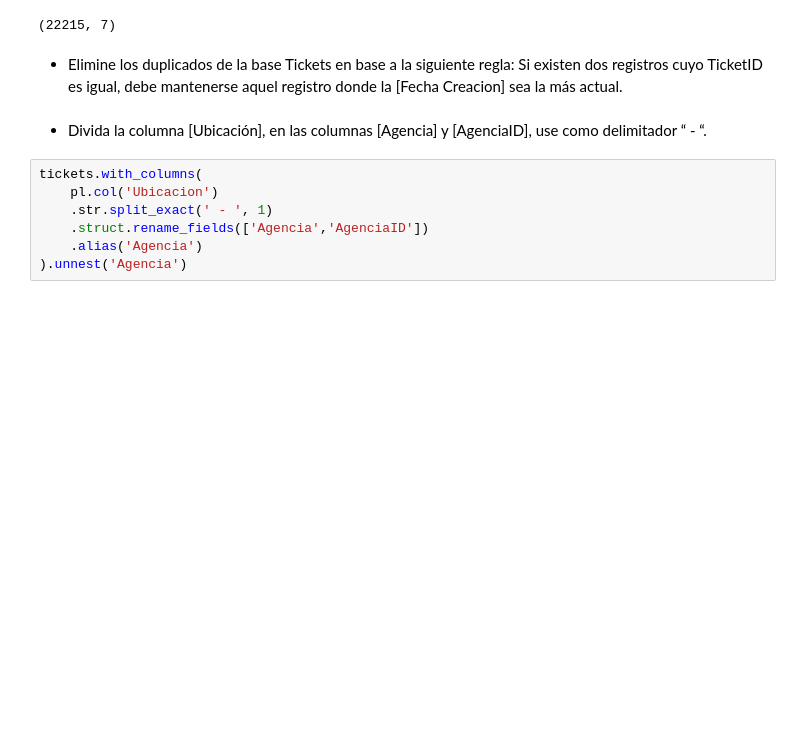
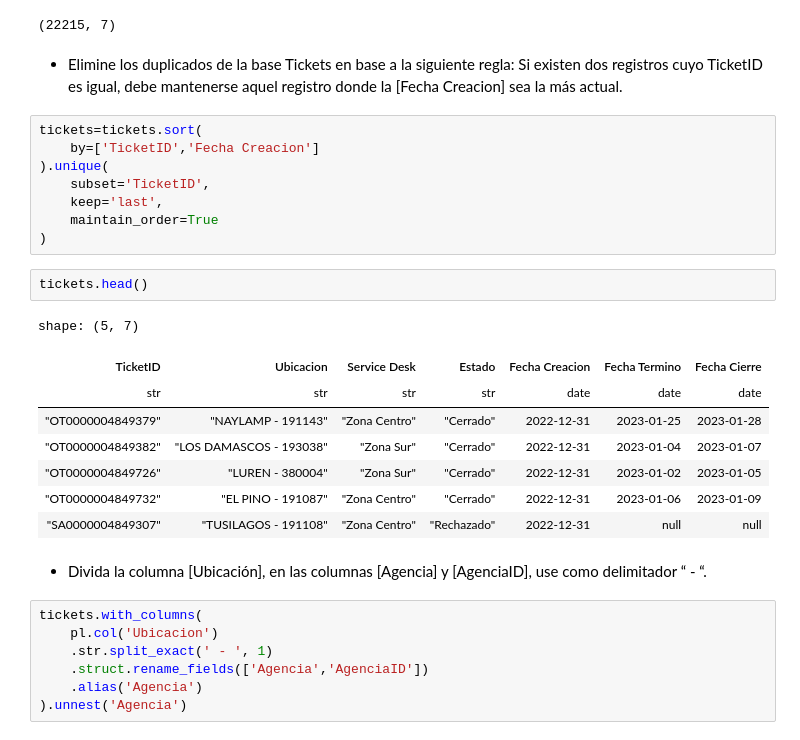
Before and after one commit to brunoprincipe/Python-for-ETL-Project-1, a Jupyter notebook: Tickets/Base Tickets.ipynb, the cells around one changed output. Drawn from its saved outputs; the diff is of its cells as text; blank space fills up the shorter version.

Commit message:
Eliminar duplicados por fechas

```diff
--- a/Tickets/Base Tickets.ipynb
+++ b/Tickets/Base Tickets.ipynb
@@ -238,6 +238,25 @@ tickets.unique(
 - Elimine los duplicados de la base Tickets en base a la siguiente regla: Si existen
 dos registros cuyo TicketID es igual, debe mantenerse aquel registro donde la
 [Fecha Creacion] sea la más actual.
+# %%
+tickets=tickets.sort(
+    by=['TicketID','Fecha Creacion']
+).unique(
+    subset='TicketID',
+    keep='last',
+    maintain_order=True
+)
+# %%
+tickets.head()
+# %% [output]
+shape: (5, 7)
+| TicketID | Ubicacion | Service Desk | Estado | Fecha Creacion | Fecha Termino | Fecha Cierre |
+| str | str | str | str | date | date | date |
+| "OT0000004849379" | "NAYLAMP - 191143" | "Zona Centro" | "Cerrado" | 2022-12-31 | 2023-01-25 | 2023-01-28 |
+| "OT0000004849382" | "LOS DAMASCOS - 193038" | "Zona Sur" | "Cerrado" | 2022-12-31 | 2023-01-04 | 2023-01-07 |
+| "OT0000004849726" | "LUREN - 380004" | "Zona Sur" | "Cerrado" | 2022-12-31 | 2023-01-02 | 2023-01-05 |
+| "OT0000004849732" | "EL PINO - 191087" | "Zona Centro" | "Cerrado" | 2022-12-31 | 2023-01-06 | 2023-01-09 |
+| "SA0000004849307" | "TUSILAGOS - 191108" | "Zona Centro" | "Rechazado" | 2022-12-31 | null | null |
 # %% [markdown]
 - Divida la columna [Ubicación], en las columnas [Agencia] y [AgenciaID], use como
 delimitador “ - “.
```
